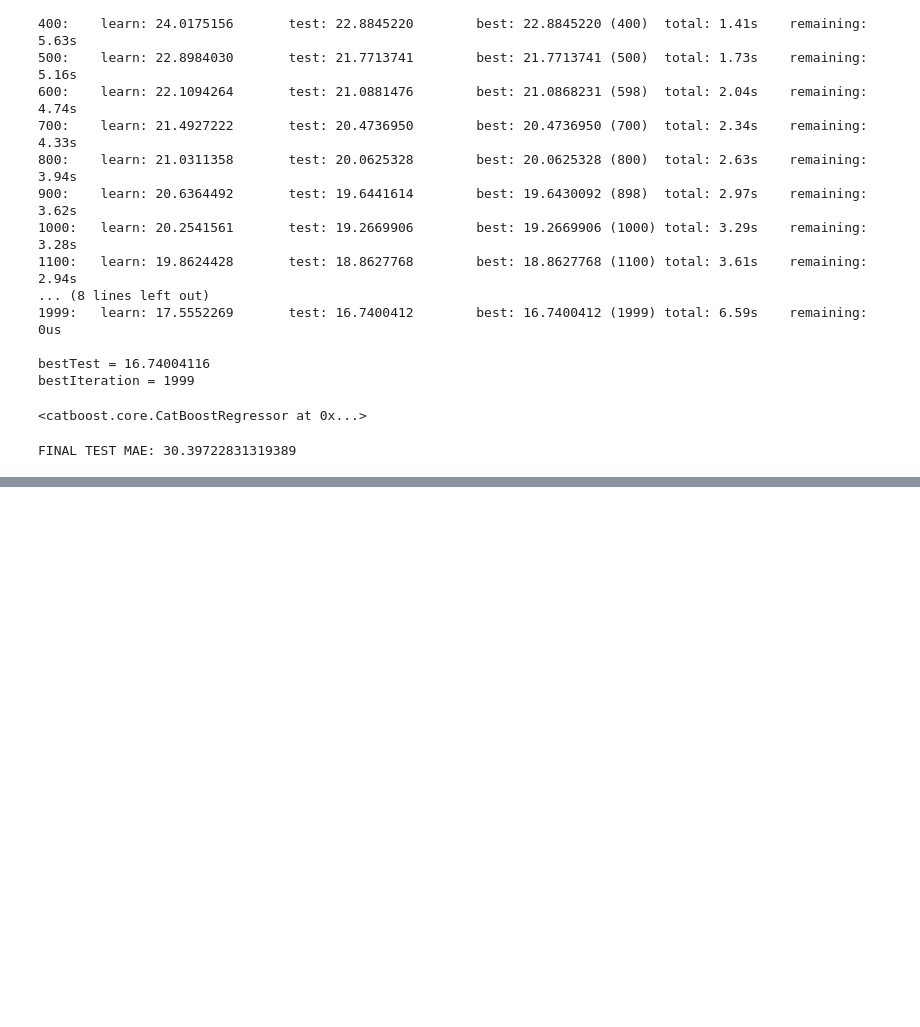
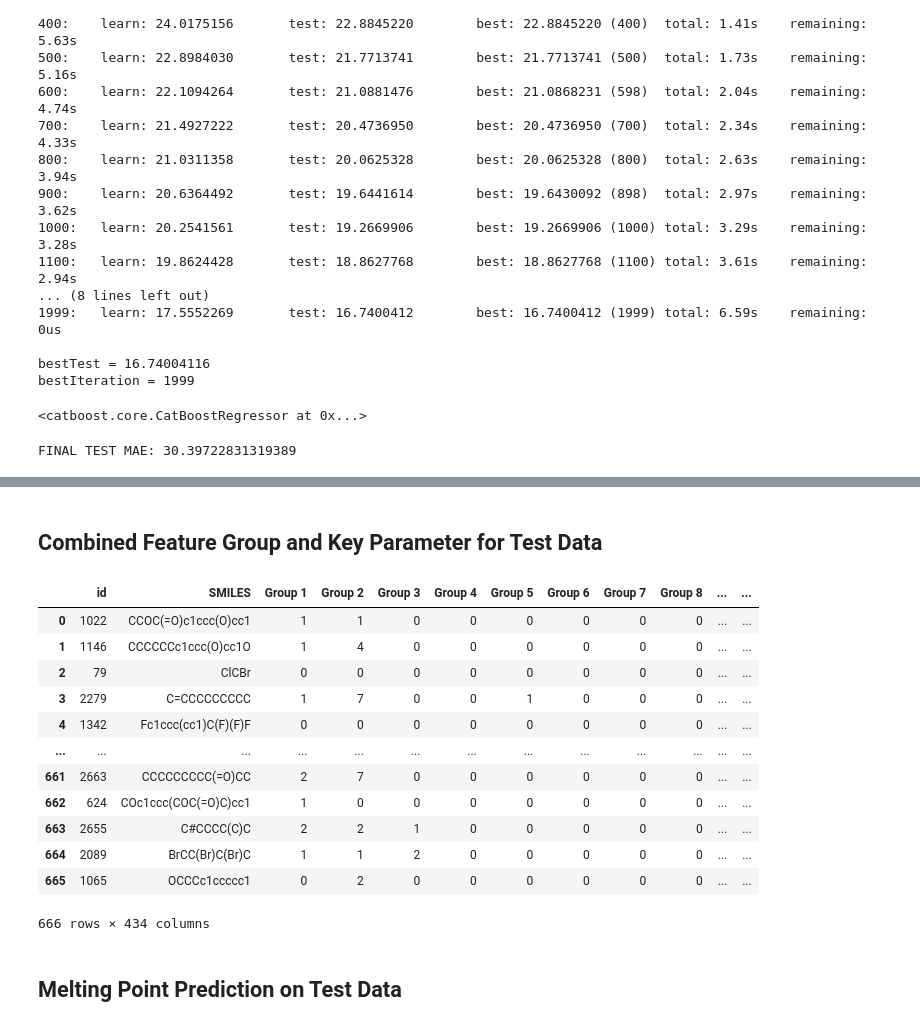
Before and after one commit to deristnoor/python, a Jupyter notebook: project/Data Science & Machine Learning/Melting Points/melting_points.ipynb, the cells around one changed output, grey strips where cells are left out. Drawn from its saved outputs; the diff is of its cells as text; code cells hidden in the pictures; blank space fills up the shorter version.

Commit message:
unfinished combine submission

```diff
--- a/project/Data Science & Machine Learning/Melting Points/melting_points.ipynb
+++ b/project/Data Science & Machine Learning/Melting Points/melting_points.ipynb
@@ -1056,0 +1069,2 @@ test_sample.head()
+# %%
+key_parameter_test_sample = pd.DataFrame(extract_melting_point_params(test_sample.SMILES))
@@ -1056,0 +1073,21 @@ test_sample.head()
+# %% [markdown]
+## Combined Feature Group and Key Parameter for Test Data
+# %%
+combined_test_sample = test_sample.merge(key_parameter_test_sample, left_on="SMILES", right_on="SMILES")
+combined_test_sample
+# %% [output]
+|  | id | SMILES | Group 1 | Group 2 | Group 3 | Group 4 | Group 5 | Group 6 | Group 7 | Group 8 | ... | ... |
+| 0 | 1022 | CCOC(=O)c1ccc(O)cc1 | 1 | 1 | 0 | 0 | 0 | 0 | 0 | 0 | ... | ... |
+| 1 | 1146 | CCCCCCc1ccc(O)cc1O | 1 | 4 | 0 | 0 | 0 | 0 | 0 | 0 | ... | ... |
+| 2 | 79 | ClCBr | 0 | 0 | 0 | 0 | 0 | 0 | 0 | 0 | ... | ... |
+| 3 | 2279 | C=CCCCCCCCC | 1 | 7 | 0 | 0 | 1 | 0 | 0 | 0 | ... | ... |
+| 4 | 1342 | Fc1ccc(cc1)C(F)(F)F | 0 | 0 | 0 | 0 | 0 | 0 | 0 | 0 | ... | ... |
+| ... | ... | ... | ... | ... | ... | ... | ... | ... | ... | ... | ... | ... |
+| 661 | 2663 | CCCCCCCCC(=O)CC | 2 | 7 | 0 | 0 | 0 | 0 | 0 | 0 | ... | ... |
+| 662 | 624 | COc1ccc(COC(=O)C)cc1 | 1 | 0 | 0 | 0 | 0 | 0 | 0 | 0 | ... | ... |
+| 663 | 2655 | C#CCCC(C)C | 2 | 2 | 1 | 0 | 0 | 0 | 0 | 0 | ... | ... |
+| 664 | 2089 | BrCC(Br)C(Br)C | 1 | 1 | 2 | 0 | 0 | 0 | 0 | 0 | ... | ... |
+| 665 | 1065 | OCCCc1ccccc1 | 0 | 2 | 0 | 0 | 0 | 0 | 0 | 0 | ... | ... |
+666 rows × 434 columns
+# %% [markdown]
+## Melting Point Prediction on Test Data
```
Also changed, not shown: parts of 12 cells of this notebook.
